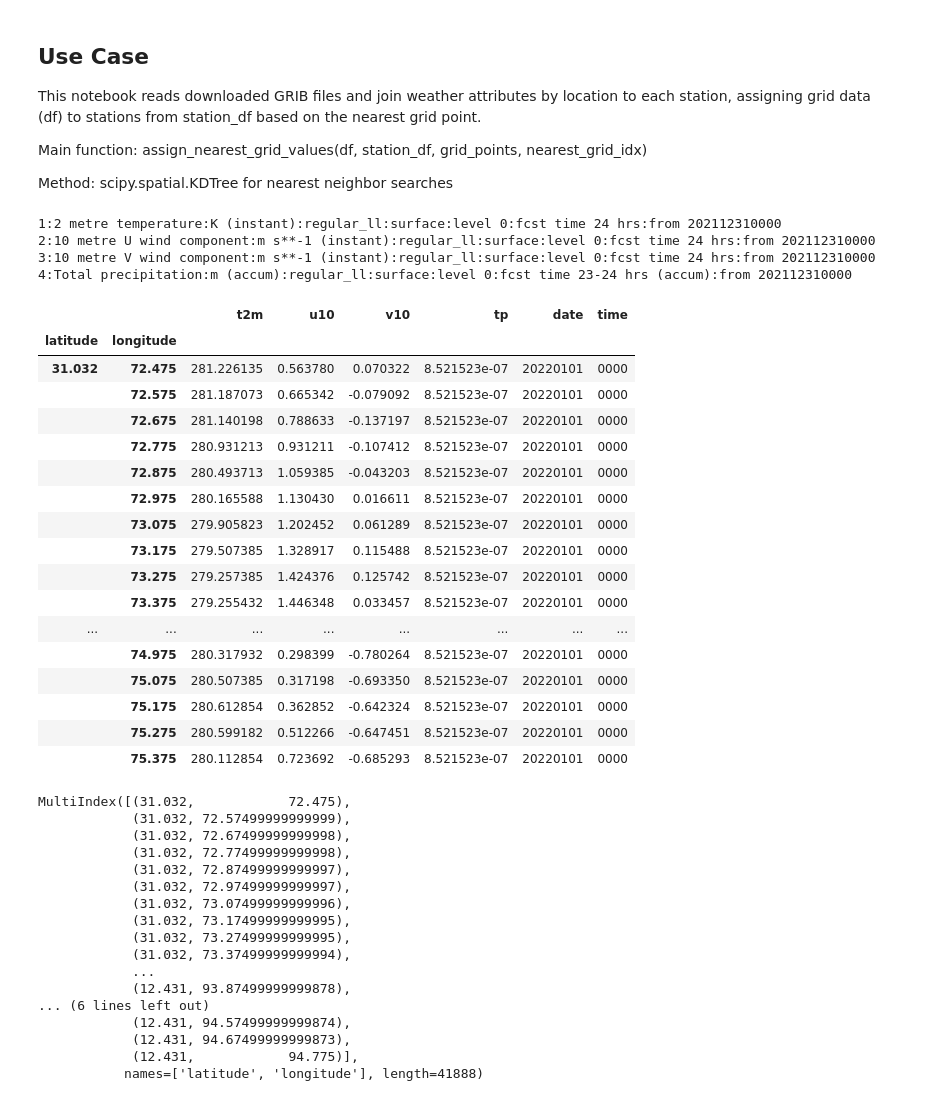
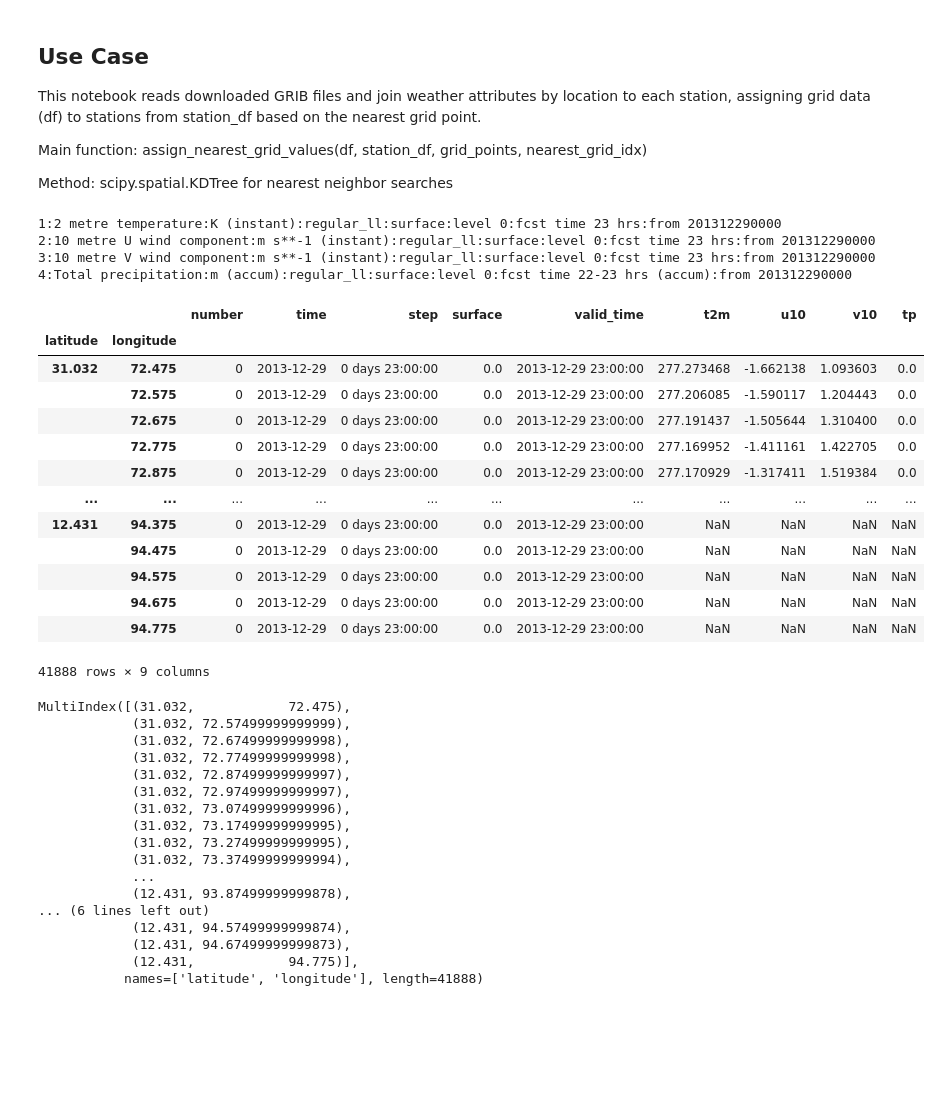
Before and after one commit to jesuslovesyiyi/Resilient_energy_network, a Jupyter notebook: data_preparation/notebooks/3_Read_ERA5.ipynb, the cells around one changed output. Cells and saved outputs as stored; diff of their text form; code cells hidden in the pictures; blank space fills up the shorter version.

```diff
--- a/data_preparation/notebooks/3_Read_ERA5.ipynb
+++ b/data_preparation/notebooks/3_Read_ERA5.ipynb
@@ -30,17 +30,40 @@ def read_grib_file(file_path):
 
 	return grbs
 
-test_input_grib = '../../data/GRIB/2022/era5_land_20220101_0000.grib'
+test_input_grib = '../../data/GRIB/2013/era5_land_20131229_2300.grib'
+
+
 grbs = read_grib_file(test_input_grib)
+
+
+
+with xr.open_dataset(test_input_grib) as ds:
+	df = ds.to_dataframe()
 # %% [output]
-1:2 metre temperature:K (instant):regular_ll:surface:level 0:fcst time 24 hrs:from 202112310000
-2:10 metre U wind component:m s**-1 (instant):regular_ll:surface:level 0:fcst time 24 hrs:from 202112310000
-3:10 metre V wind component:m s**-1 (instant):regular_ll:surface:level 0:fcst time 24 hrs:from 202112310000
-4:Total precipitation:m (accum):regular_ll:surface:level 0:fcst time 23-24 hrs (accum):from 202112310000
+1:2 metre temperature:K (instant):regular_ll:surface:level 0:fcst time 23 hrs:from 201312290000
+2:10 metre U wind component:m s**-1 (instant):regular_ll:surface:level 0:fcst time 23 hrs:from 201312290000
+3:10 metre V wind component:m s**-1 (instant):regular_ll:surface:level 0:fcst time 23 hrs:from 201312290000
+4:Total precipitation:m (accum):regular_ll:surface:level 0:fcst time 22-23 hrs (accum):from 201312290000
+# %%
+
+
+df
+# %% [output]
+|  |  | number | time | step | surface | valid_time | t2m | u10 | v10 | tp |
+| latitude | longitude |  |  |  |  |  |  |  |  |  |
+| 31.032 | 72.475 | 0 | 2013-12-29 | 0 days 23:00:00 | 0.0 | 2013-12-29 23:00:00 | 277.273468 | -1.662138 | 1.093603 | 0.0 |
+|  | 72.575 | 0 | 2013-12-29 | 0 days 23:00:00 | 0.0 | 2013-12-29 23:00:00 | 277.206085 | -1.590117 | 1.204443 | 0.0 |
+|  | 72.675 | 0 | 2013-12-29 | 0 days 23:00:00 | 0.0 | 2013-12-29 23:00:00 | 277.191437 | -1.505644 | 1.310400 | 0.0 |
+|  | 72.775 | 0 | 2013-12-29 | 0 days 23:00:00 | 0.0 | 2013-12-29 23:00:00 | 277.169952 | -1.411161 | 1.422705 | 0.0 |
+|  | 72.875 | 0 | 2013-12-29 | 0 days 23:00:00 | 0.0 | 2013-12-29 23:00:00 | 277.170929 | -1.317411 | 1.519384 | 0.0 |
+| ... | ... | ... | ... | ... | ... | ... | ... | ... | ... | ... |
+| 12.431 | 94.375 | 0 | 2013-12-29 | 0 days 23:00:00 | 0.0 | 2013-12-29 23:00:00 | NaN | NaN | NaN | NaN |
+|  | 94.475 | 0 | 2013-12-29 | 0 days 23:00:00 | 0.0 | 2013-12-29 23:00:00 | NaN | NaN | NaN | NaN |
+|  | 94.575 | 0 | 2013-12-29 | 0 days 23:00:00 | 0.0 | 2013-12-29 23:00:00 | NaN | NaN | NaN | NaN |
+|  | 94.675 | 0 | 2013-12-29 | 0 days 23:00:00 | 0.0 | 2013-12-29 23:00:00 | NaN | NaN | NaN | NaN |
+|  | 94.775 | 0 | 2013-12-29 | 0 days 23:00:00 | 0.0 | 2013-12-29 23:00:00 | NaN | NaN | NaN | NaN |
+41888 rows × 9 columns
 # %%
-
-with xr.open_dataset(test_input_grib) as ds:
-	df = ds.to_dataframe()
 
 # df.head(30)
 
@@ -60,25 +83,6 @@ df['date'] = date
 df['time'] = time
 
 df.head(30)
-# %% [output]
-|  |  | t2m | u10 | v10 | tp | date | time |
-| latitude | longitude |  |  |  |  |  |  |
-| 31.032 | 72.475 | 281.226135 | 0.563780 | 0.070322 | 8.521523e-07 | 20220101 | 0000 |
-|  | 72.575 | 281.187073 | 0.665342 | -0.079092 | 8.521523e-07 | 20220101 | 0000 |
-|  | 72.675 | 281.140198 | 0.788633 | -0.137197 | 8.521523e-07 | 20220101 | 0000 |
-|  | 72.775 | 280.931213 | 0.931211 | -0.107412 | 8.521523e-07 | 20220101 | 0000 |
-|  | 72.875 | 280.493713 | 1.059385 | -0.043203 | 8.521523e-07 | 20220101 | 0000 |
-|  | 72.975 | 280.165588 | 1.130430 | 0.016611 | 8.521523e-07 | 20220101 | 0000 |
-|  | 73.075 | 279.905823 | 1.202452 | 0.061289 | 8.521523e-07 | 20220101 | 0000 |
-|  | 73.175 | 279.507385 | 1.328917 | 0.115488 | 8.521523e-07 | 20220101 | 0000 |
-|  | 73.275 | 279.257385 | 1.424376 | 0.125742 | 8.521523e-07 | 20220101 | 0000 |
-|  | 73.375 | 279.255432 | 1.446348 | 0.033457 | 8.521523e-07 | 20220101 | 0000 |
-| ... | ... | ... | ... | ... | ... | ... | ... |
-|  | 74.975 | 280.317932 | 0.298399 | -0.780264 | 8.521523e-07 | 20220101 | 0000 |
-|  | 75.075 | 280.507385 | 0.317198 | -0.693350 | 8.521523e-07 | 20220101 | 0000 |
-|  | 75.175 | 280.612854 | 0.362852 | -0.642324 | 8.521523e-07 | 20220101 | 0000 |
-|  | 75.275 | 280.599182 | 0.512266 | -0.647451 | 8.521523e-07 | 20220101 | 0000 |
-|  | 75.375 | 280.112854 | 0.723692 | -0.685293 | 8.521523e-07 | 20220101 | 0000 |
 # %%
 # check how many grids are there in df
 
```
Also changed, not shown: parts of 12 cells of this notebook.
